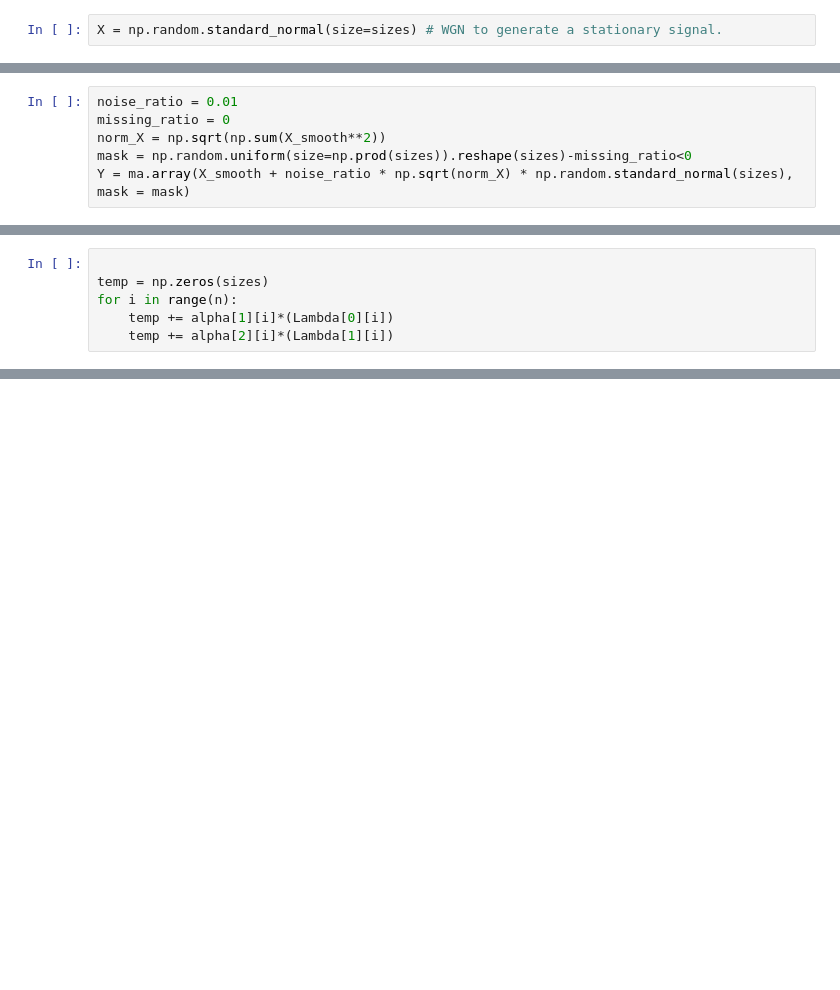
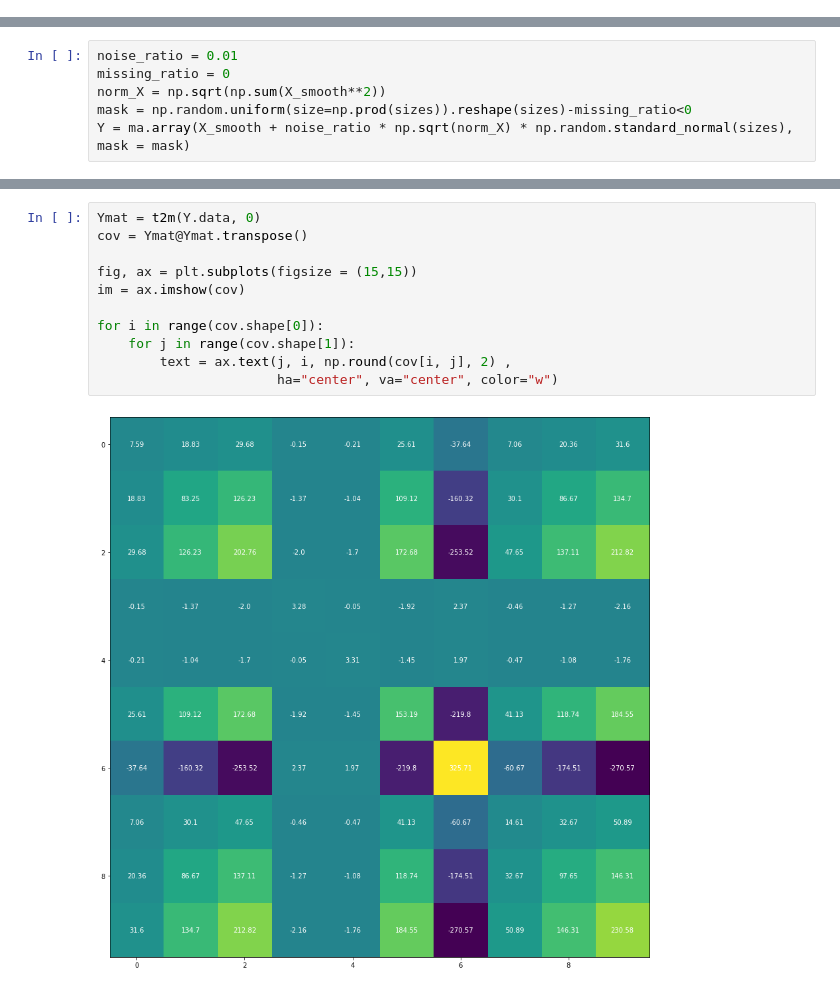
Before and after one commit to mrsfgl/geometric_tensor_learning, a Jupyter notebook: scratch.ipynb, the cells around one changed output, grey strips where cells are left out. Drawn from its saved outputs; the diff is of its cells as text; blank space fills up the shorter version.

```diff
--- a/scratch.ipynb
+++ b/scratch.ipynb
@@ -36,6 +38,4 @@ sizes = (10, 15, 12, 16)
 n = len(sizes)
-# %%
-X = np.random.standard_normal(size=sizes) # WGN to generate a stationary signal.
 # %%
 G = [nx.erdos_renyi_graph(sizes[i],0.3) for i in range(n)] # List of graphs for each mode
 Phi = [nx.laplacian_matrix(G[i]).todense() for i in range(n)]
@@ -157,6 +164,0 @@ plt.plot(fval_tot)
-# %%
-
-temp = np.zeros(sizes)
-for i in range(n):
-    temp += alpha[1][i]*(Lambda[0][i])
-    temp += alpha[2][i]*(Lambda[1][i])
@@ -166,0 +169,13 @@ np.linalg.norm(Y-L)
+# %%
+Ymat = t2m(Y.data, 0)
+cov = Ymat@Ymat.transpose()
+
+fig, ax = plt.subplots(figsize = (15,15))
+im = ax.imshow(cov)
+
+for i in range(cov.shape[0]):
+    for j in range(cov.shape[1]):
+        text = ax.text(j, i, np.round(cov[i, j], 2) ,
+                       ha="center", va="center", color="w")
+# %% [output]
+[figure, added]
```
Also changed, not shown: parts of 11 cells of this notebook, 3 other files.
